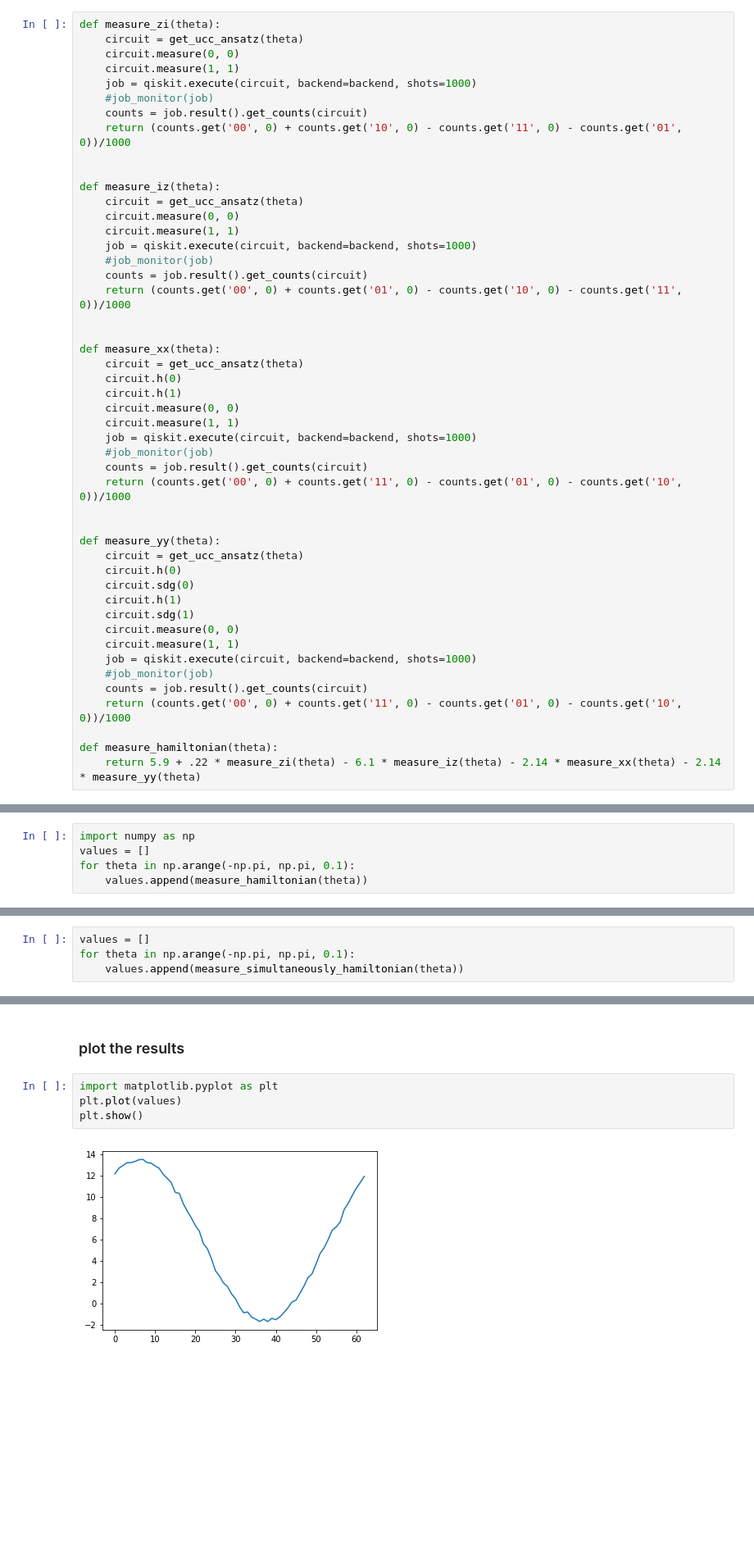
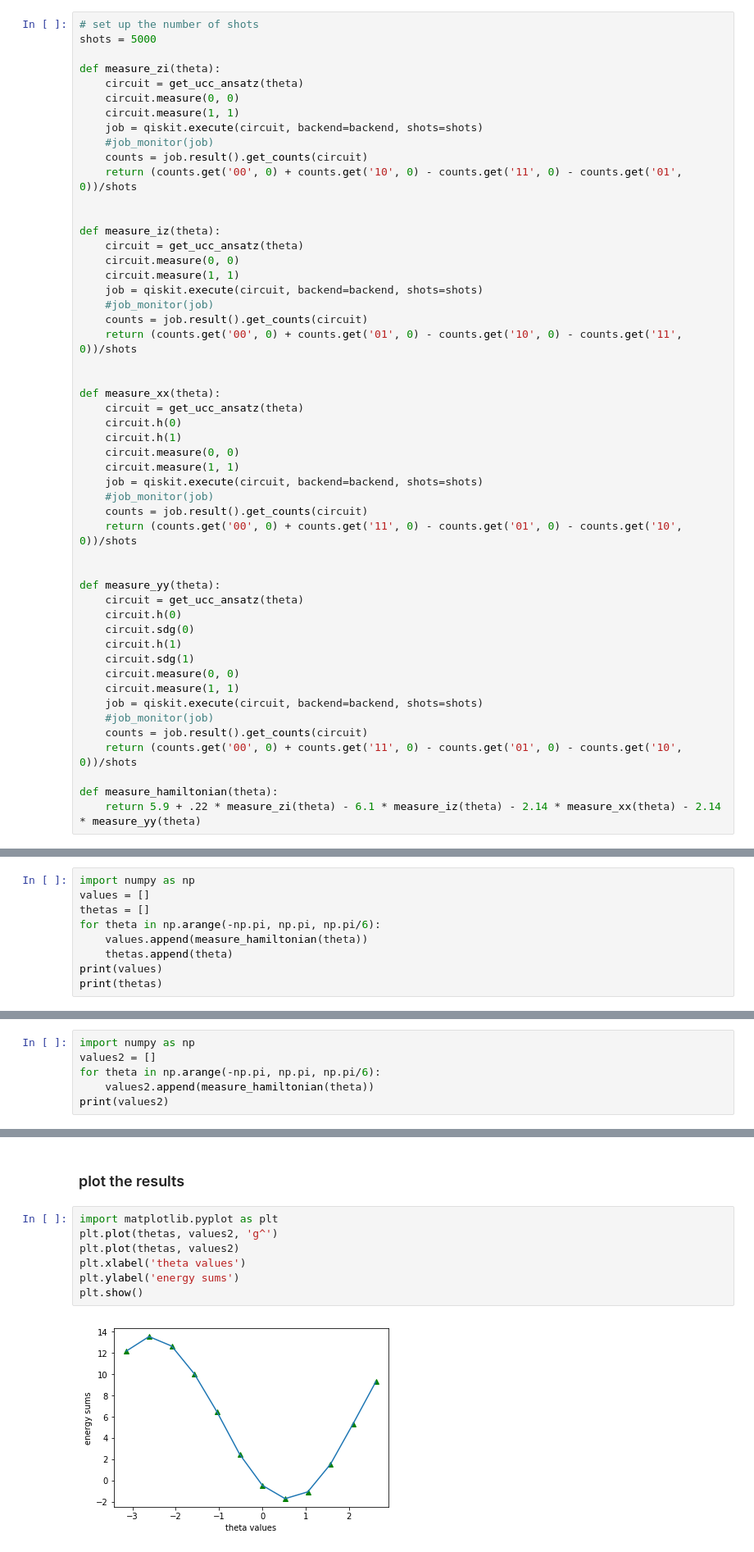
Before and after one commit to teaguetomesh/vqe-term-grouping, a Jupyter notebook: Deuteron with UCCSD ansatz and VQE circuits.ipynb, the cells around one changed output, grey strips where cells are left out. Shown: that part at 82% size. Drawn from its saved outputs; the diff is of its cells as text; blank space fills up the shorter version.

```diff
--- a/Deuteron with UCCSD ansatz and VQE circuits.ipynb
+++ b/Deuteron with UCCSD ansatz and VQE circuits.ipynb
@@ -36,24 +29,27 @@ def get_ucc_ansatz(theta):
 ## Define the naive measurement circuits
 more automations can be done in here
 # %%
+# set up the number of shots
+shots = 5000
+
 def measure_zi(theta):
     circuit = get_ucc_ansatz(theta)
     circuit.measure(0, 0)
     circuit.measure(1, 1)
-    job = qiskit.execute(circuit, backend=backend, shots=1000)
+    job = qiskit.execute(circuit, backend=backend, shots=shots)
     #job_monitor(job)
     counts = job.result().get_counts(circuit)
-    return (counts.get('00', 0) + counts.get('10', 0) - counts.get('11', 0) - counts.get('01', 0))/1000
+    return (counts.get('00', 0) + counts.get('10', 0) - counts.get('11', 0) - counts.get('01', 0))/shots
 
 
 def measure_iz(theta):
     circuit = get_ucc_ansatz(theta)
     circuit.measure(0, 0)
     circuit.measure(1, 1)
-    job = qiskit.execute(circuit, backend=backend, shots=1000)
+    job = qiskit.execute(circuit, backend=backend, shots=shots)
     #job_monitor(job)
     counts = job.result().get_counts(circuit)
-    return (counts.get('00', 0) + counts.get('01', 0) - counts.get('10', 0) - counts.get('11', 0))/1000
+    return (counts.get('00', 0) + counts.get('01', 0) - counts.get('10', 0) - counts.get('11', 0))/shots
 
 
 def measure_xx(theta):
@@ -62,10 +58,10 @@ def measure_xx(theta):
     circuit.h(1)
     circuit.measure(0, 0)
     circuit.measure(1, 1)
-    job = qiskit.execute(circuit, backend=backend, shots=1000)
+    job = qiskit.execute(circuit, backend=backend, shots=shots)
     #job_monitor(job)
     counts = job.result().get_counts(circuit)
-    return (counts.get('00', 0) + counts.get('11', 0) - counts.get('01', 0) - counts.get('10', 0))/1000
+    return (counts.get('00', 0) + counts.get('11', 0) - counts.get('01', 0) - counts.get('10', 0))/shots
 
 
 def measure_yy(theta):
@@ -76,10 +72,10 @@ def measure_yy(theta):
     circuit.sdg(1)
     circuit.measure(0, 0)
     circuit.measure(1, 1)
-    job = qiskit.execute(circuit, backend=backend, shots=1000)
+    job = qiskit.execute(circuit, backend=backend, shots=shots)
     #job_monitor(job)
     counts = job.result().get_counts(circuit)
-    return (counts.get('00', 0) + counts.get('11', 0) - counts.get('01', 0) - counts.get('10', 0))/1000
+    return (counts.get('00', 0) + counts.get('11', 0) - counts.get('01', 0) - counts.get('10', 0))/shots
 
 def measure_hamiltonian(theta):
     return 5.9 + .22 * measure_zi(theta) - 6.1 * measure_iz(theta) - 2.14 * measure_xx(theta) - 2.14 * measure_yy(theta)
@@ -88,5 +84,9 @@ def measure_hamiltonian(theta):
 # %%
 import numpy as np
 values = []
-for theta in np.arange(-np.pi, np.pi, 0.1):
+thetas = []
+for theta in np.arange(-np.pi, np.pi, np.pi/6):
     values.append(measure_hamiltonian(theta))
+    thetas.append(theta)
+print(values)
+print(thetas)
@@ -136,6 +144,8 @@ def measure_simultaneously_hamiltonian(theta):
 # %% [markdown]
 ### run the experiment with different theta value
 # %%
-values = []
-for theta in np.arange(-np.pi, np.pi, 0.1):
-    values.append(measure_simultaneously_hamiltonian(theta))
+import numpy as np
+values2 = []
+for theta in np.arange(-np.pi, np.pi, np.pi/6):
+    values2.append(measure_hamiltonian(theta))
+print(values2)
@@ -143,7 +155,10 @@ for theta in np.arange(-np.pi, np.pi, 0.1):
 ### plot the results
 # %%
 import matplotlib.pyplot as plt
-plt.plot(values)
+plt.plot(thetas, values2, 'g^')
+plt.plot(thetas, values2)
+plt.xlabel('theta values')
+plt.ylabel('energy sums')
 plt.show()
 # %% [output]
-[figure, old version]
+[figure, new version]
```
Also changed, not shown: parts of 11 cells of this notebook, 1 other file.
